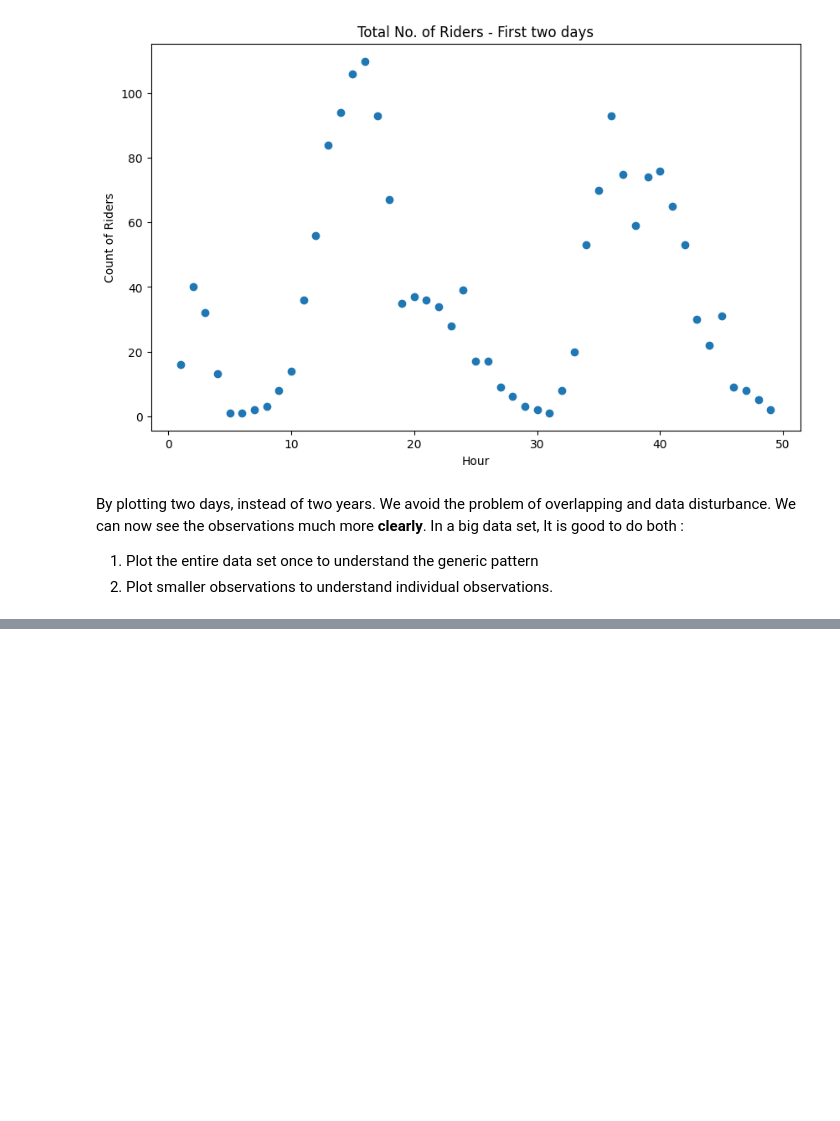
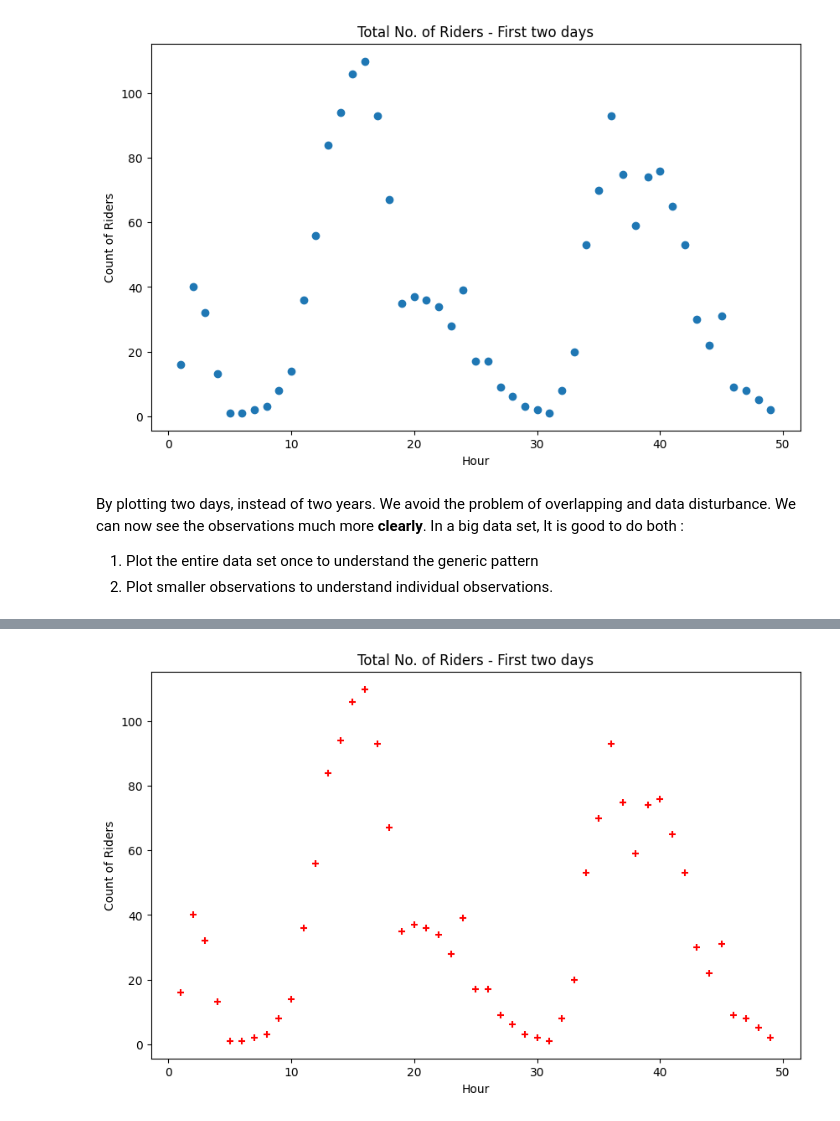
Before and after one commit to gonkikong0/Data-Science-, a Jupyter notebook: Data Analysis.ipynb, the cells around one changed output, grey strips where cells are left out. Saved outputs shown, nothing was run; the diff lists cells and outputs as text; code cells hidden in the pictures; blank space fills up the shorter version.

Commit message:
Types of plots

```diff
--- a/Data Analysis.ipynb
+++ b/Data Analysis.ipynb
@@ -224,0 +228,9 @@ By plotting two days, instead of two years. We avoid the problem of overlapping
+# %%
+fig, ax = plt.subplots(figsize = (10,6))
+ax.scatter(x = hour_first48['instant'], y = hour_first48['count'], c = 'red', marker = '+')
+plt.xlabel("Hour")
+plt.ylabel("Count of Riders")
+plt.title("Total No. of Riders - First two days")
+plt.show()
+# %% [output]
+[figure, added]
```
Also changed, not shown: parts of 10 cells of this notebook.
